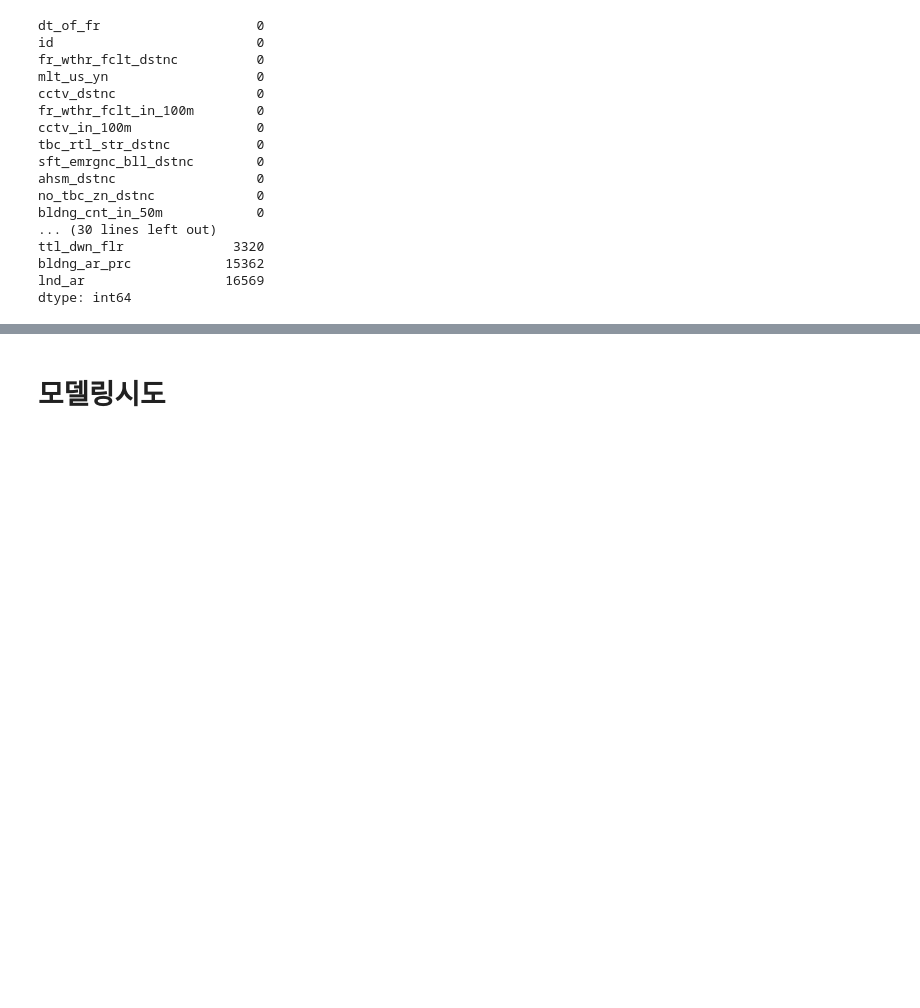
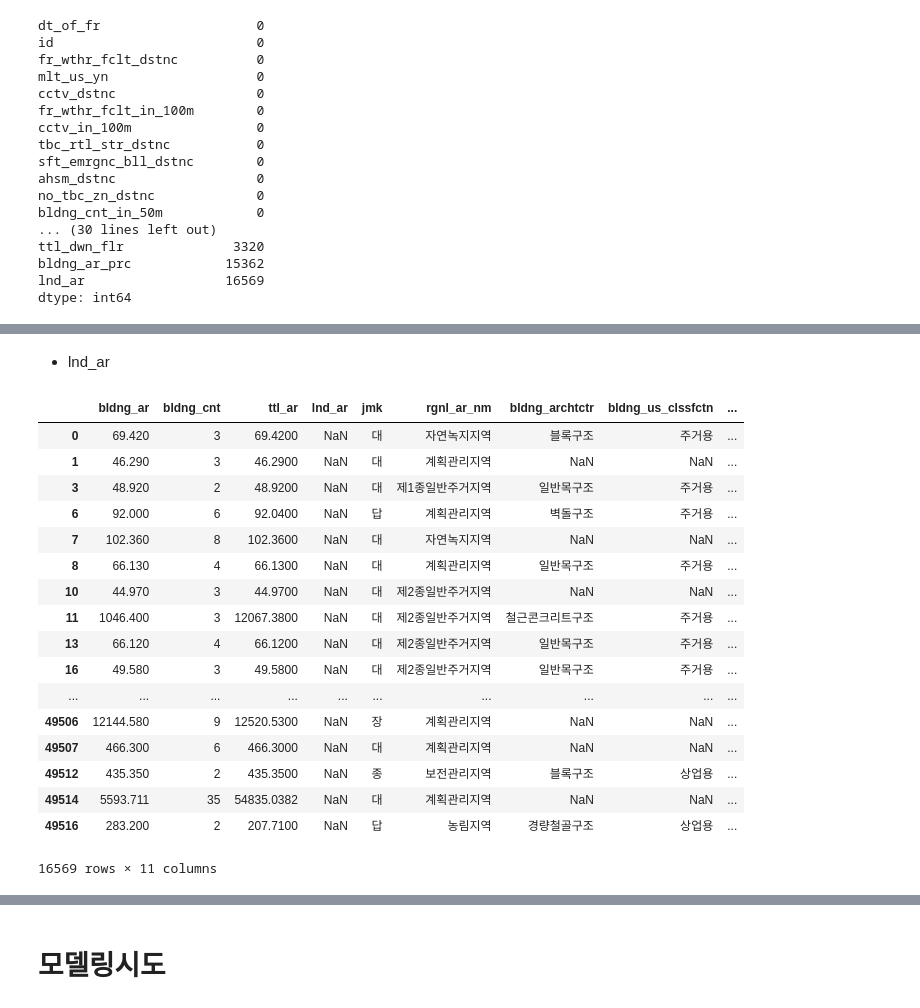
Before and after one commit to ximzzzzz/kimhae_fr_clf, a Jupyter notebook: pp_2nd/preprocess_2nd.ipynb, the cells around one changed output, grey strips where cells are left out. Cells and saved outputs as stored; diff of their text form; code cells hidden in the pictures; blank space fills up the shorter version.

```diff
--- a/pp_2nd/preprocess_2nd.ipynb
+++ b/pp_2nd/preprocess_2nd.ipynb
@@ -412,5 +412,3 @@ dtype: int64
 data.to_csv('./data/진행중_lnd_us_sttn_nm끝.csv')
 # %%
 data = pd.read_csv('./data/진행중_lnd_us_sttn_nm끝.csv', index_col=0)
-# %%
-data = data[notna_col]
@@ -416,0 +420,10 @@ data = data[notna_col]
+# %%
+rf_ttl_flr = RandomForestClassifier()
+# rf_lnd_us_sttn.fit(notna_data[notna_col], data.loc[notna_data.index,'lnd_us_sttn_nm_le'])
+# rf_yhat = rf_lnd_us_sttn.predict(data[data['lnd_us_sttn_nm_le'].isnull()][notna_col])
+# %%
+ttl_flr_imputer = IterativeImputer(estimator= rf_ttl_flr , max_iter=50)
+ttl_flr_res = ttl_flr_imputer.fit_transform(data[notna_col])
+ttl_flr_df = pd.DataFrame(ttl_flr_res, columns = notna_col)
+# %%
+data_ = pd.concat([data.drop(columns=['ttl_grnd_flr','ttl_dwn_flr']) , ttl_flr_df[['ttl_grnd_flr','ttl_dwn_flr']]], axis=1)
@@ -416,0 +452,23 @@ data = data[notna_col]
+# %% [markdown]
+- lnd_ar
+# %%
+data_[data_['lnd_ar'].isnull()][['bldng_ar','bldng_cnt','ttl_ar','lnd_ar','jmk','rgnl_ar_nm','bldng_archtctr','bldng_us_clssfctn','bldng_us','lnd_us_sttn_nm','mlt_us_yn']]
+# %% [output]
+|  | bldng_ar | bldng_cnt | ttl_ar | lnd_ar | jmk | rgnl_ar_nm | bldng_archtctr | bldng_us_clssfctn | ... |
+| 0 | 69.420 | 3 | 69.4200 | NaN | 대 | 자연녹지지역 | 블록구조 | 주거용 | ... |
+| 1 | 46.290 | 3 | 46.2900 | NaN | 대 | 계획관리지역 | NaN | NaN | ... |
+| 3 | 48.920 | 2 | 48.9200 | NaN | 대 | 제1종일반주거지역 | 일반목구조 | 주거용 | ... |
+| 6 | 92.000 | 6 | 92.0400 | NaN | 답 | 계획관리지역 | 벽돌구조 | 주거용 | ... |
+| 7 | 102.360 | 8 | 102.3600 | NaN | 대 | 자연녹지지역 | NaN | NaN | ... |
+| 8 | 66.130 | 4 | 66.1300 | NaN | 대 | 계획관리지역 | 일반목구조 | 주거용 | ... |
+| 10 | 44.970 | 3 | 44.9700 | NaN | 대 | 제2종일반주거지역 | NaN | NaN | ... |
+| 11 | 1046.400 | 3 | 12067.3800 | NaN | 대 | 제2종일반주거지역 | 철근콘크리트구조 | 주거용 | ... |
+| 13 | 66.120 | 4 | 66.1200 | NaN | 대 | 제2종일반주거지역 | 일반목구조 | 주거용 | ... |
+| 16 | 49.580 | 3 | 49.5800 | NaN | 대 | 제2종일반주거지역 | 일반목구조 | 주거용 | ... |
+| ... | ... | ... | ... | ... | ... | ... | ... | ... | ... |
+| 49506 | 12144.580 | 9 | 12520.5300 | NaN | 장 | 계획관리지역 | NaN | NaN | ... |
+| 49507 | 466.300 | 6 | 466.3000 | NaN | 대 | 계획관리지역 | NaN | NaN | ... |
+| 49512 | 435.350 | 2 | 435.3500 | NaN | 종 | 보전관리지역 | 블록구조 | 상업용 | ... |
+| 49514 | 5593.711 | 35 | 54835.0382 | NaN | 대 | 계획관리지역 | NaN | NaN | ... |
+| 49516 | 283.200 | 2 | 207.7100 | NaN | 답 | 농림지역 | 경량철골구조 | 상업용 | ... |
+16569 rows × 11 columns
```
Also changed, not shown: parts of 34 cells of this notebook, 3 other files.
